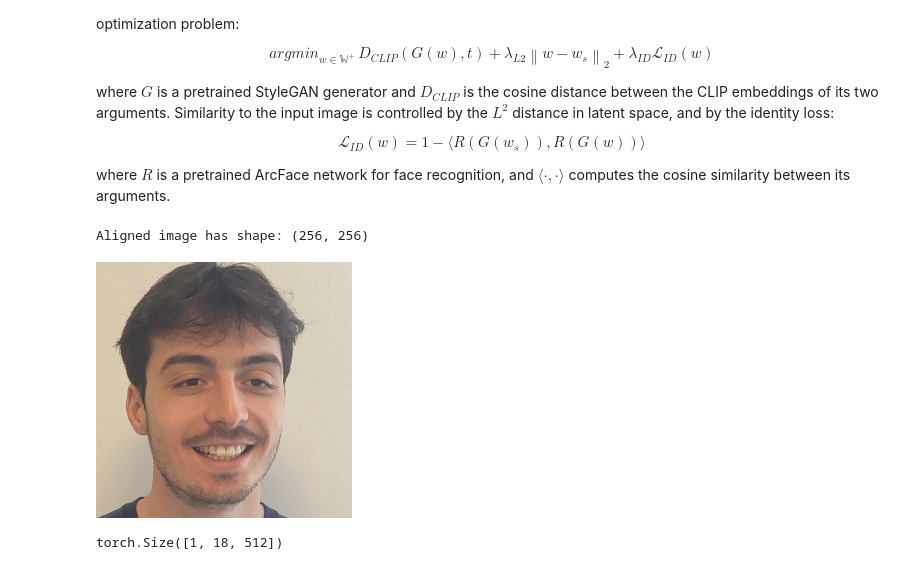
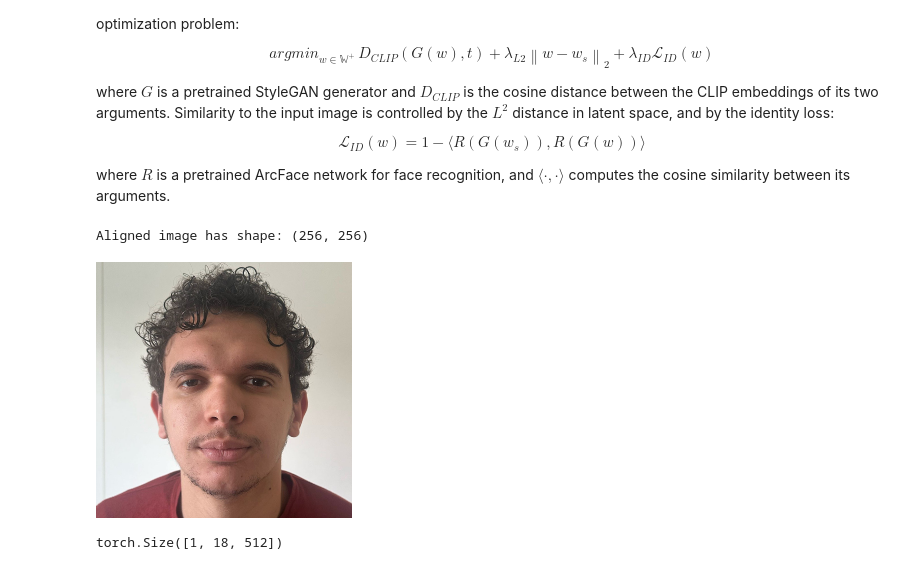
Before and after one commit to rodrigu2000/emotion_generation, a Jupyter notebook: latent_optimization_RR.ipynb, the cells around one changed output. Drawn from its saved outputs; the diff is of its cells as text; code cells hidden in the pictures.

```diff
--- a/latent_optimization_RR.ipynb
+++ b/latent_optimization_RR.ipynb
@@ -71,13 +71,13 @@ where $R$ is a pretrained ArcFace network for face recognition, and $ \langle \c
 # %%
 # Define the image
 
-image_path = "input_images/happy_RR.jpg"
+image_path = "input_images/hamza_neutral.JPG"
 original_image = Image.open(image_path).convert("RGB")
 image = run_alignment(image_path).resize(RESIZE_DIMS)
 
 # show the input image
 input_image = e4e_transform(image)
 image
 # %% [output]
 Aligned image has shape: (256, 256)
-[figure, old version]
+[figure, new version]
```
Also changed, not shown: parts of 13 cells of this notebook, 59 other files.
